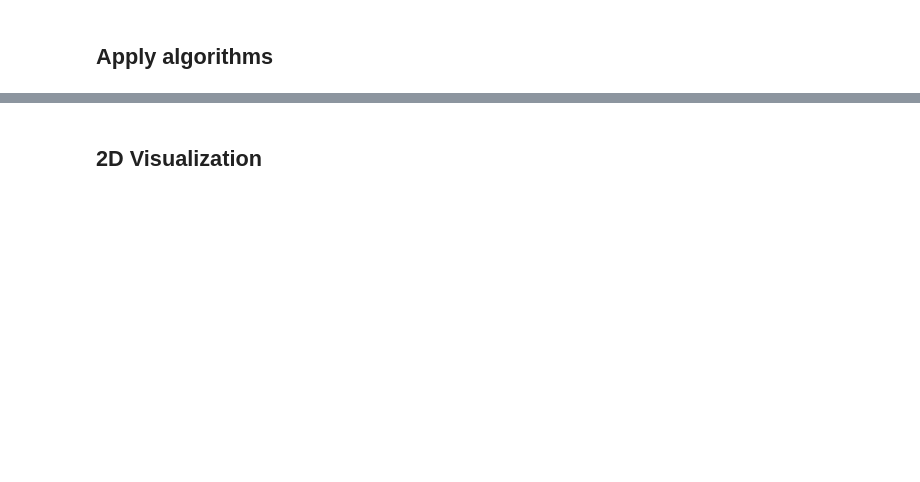
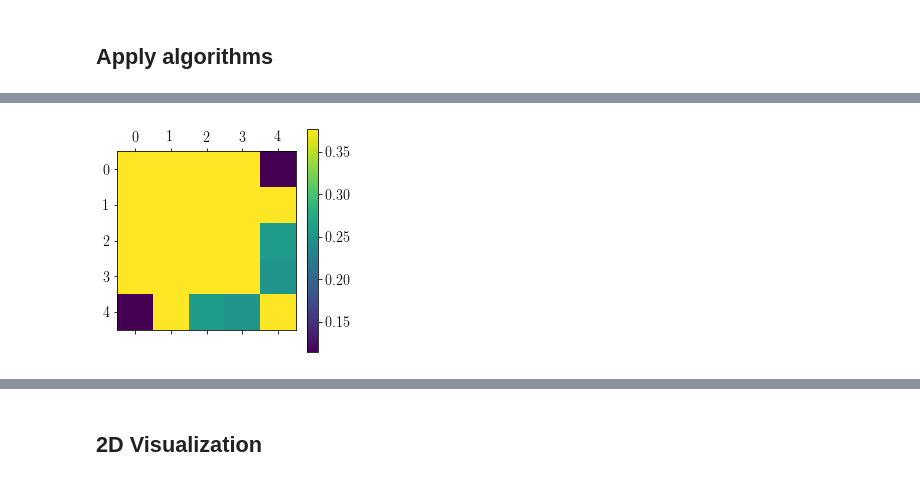
Before and after one commit to LCAV/pylocus, a Jupyter notebook: EvaluateData.ipynb, the cells around one changed output, grey strips where cells are left out. Saved outputs shown, nothing was run; the diff lists cells and outputs as text; code cells hidden in the pictures; blank space fills up the shorter version.

```diff
--- a/EvaluateData.ipynb
+++ b/EvaluateData.ipynb
@@ -149,0 +71,92 @@ MDS edm error  6.0975977101
+# %%
+from point_configuration import HeterogenousConfiguration, PointConfiguration, dm_from_edm, create_from_points, edm_from_dm
+from algorithms import reconstruct_mds, reconstruct_srls, reconstruct_weighted
+
+d = 3
+n_positions=5
+
+points_mds = []
+points_mds_weighted = []
+points_srls = []
+points_srls_weighted = []
+points_original = []
+
+printout=False
+
+for i in range(n_positions):
+#for i in range(1):
+    P_i = real[i,:]
+    real_points = np.r_[anchors,P_i.reshape((1,-1))]
+    porig = create_from_points(real_points, HeterogenousConfiguration)
+    index = porig.N-1
+    other = np.delete(np.arange(porig.N),index)
+
+    distances_per_point = distances_all_points[i]
+    dist = [np.mean(d) for d in distances_per_point]
+    r2 = np.power(dist,2)
+
+    pnoisy = porig.copy()
+    pnoisy.edm[:,index] = np.insert(r2, index, 0)
+    pnoisy.edm[index,:] = np.insert(r2, index, 0)
+    dm = dm_from_edm(pnoisy.edm)
+
+    # Add weights based on bias
+    #weights = np.abs(porig.edm[-1,:-1] - r2)
+    #print('weights:',weights)
+
+    # Add weights based on sigma
+    weights = [np.power(np.std(d),-2) for d in distances_per_point]
+    weights /= sum(weights)
+
+    weights_matrix = np.ones((N,N))*max(weights)
+    weights_matrix[index,other] = weights
+    weights_matrix[other,index] = weights
+    plt.matshow(weights_matrix)
+    plt.colorbar()
+    plt.show()
+
+    # Add LOESS weights
+    #max_dik = np.max(pnoisy.edm,axis=1)**(0.5)
+    #max_dkj = np.max(pnoisy.edm,axis=0)**(0.5)
+    #weights_matrix = np.ones((N,N))
+    #for i in range(N):
+    #    for j in range(N):
+    #        hij = max(max_dik[i],max_dkj[j])
+    #        weights_matrix[i,j] = np.exp(-pnoisy.edm[i,j]/hij**2)
+    #plt.matshow(weights_matrix)
+    #plt.colorbar()
+    #plt.show()
+    #weights = weights_matrix[other,index]
+    #print(weights)
+
+    Xmds = reconstruct_mds(dm, porig.points, False, 'geometric')
+    Xmds_weighted, __, __, __ = reconstruct_weighted(pnoisy.edm, weights_matrix, porig.points, Xmds, porig.points, False)
+    Xsrls = reconstruct_srls(r2, porig.points, False)
+    Xsrls_weighted = reconstruct_srls(r2, porig.points, False, weights=weights)
+
+    pmds = create_from_points(Xmds, PointConfiguration)
+    pmds_weighted = create_from_points(Xmds_weighted, PointConfiguration)
+    psrls = create_from_points(Xsrls, PointConfiguration)
+    psrls_weighted = create_from_points(Xsrls_weighted, PointConfiguration)
+    if (printout):
+        print('Noisy edm error',np.linalg.norm(pnoisy.edm-porig.edm))
+        print('SRLS edm error',np.linalg.norm(psrls.edm-porig.edm))
+        print('MDS edm error ',np.linalg.norm(pmds.edm-porig.edm))
+        plt.matshow(porig.edm-psrls.edm)
+        plt.colorbar()
+        plt.axis('off')
+        plt.title('Diff SRLS {}'.format(i))
+        plt.show()
+        plt.matshow(porig.edm-pmds.edm)
+        plt.colorbar()
+        plt.axis('off')
+        plt.title('Diff MDS {}'.format(i))
+        plt.show()
+
+    points_original.append(porig.points)
+    points_mds.append(Xmds)
+    points_mds_weighted.append(Xmds_weighted)
+    points_srls.append(Xsrls)
+    points_srls_weighted.append(Xsrls_weighted.copy())
+# %% [output]
+[figure, added]
```
Also changed, not shown: parts of 5 cells of this notebook, 3 other files.
